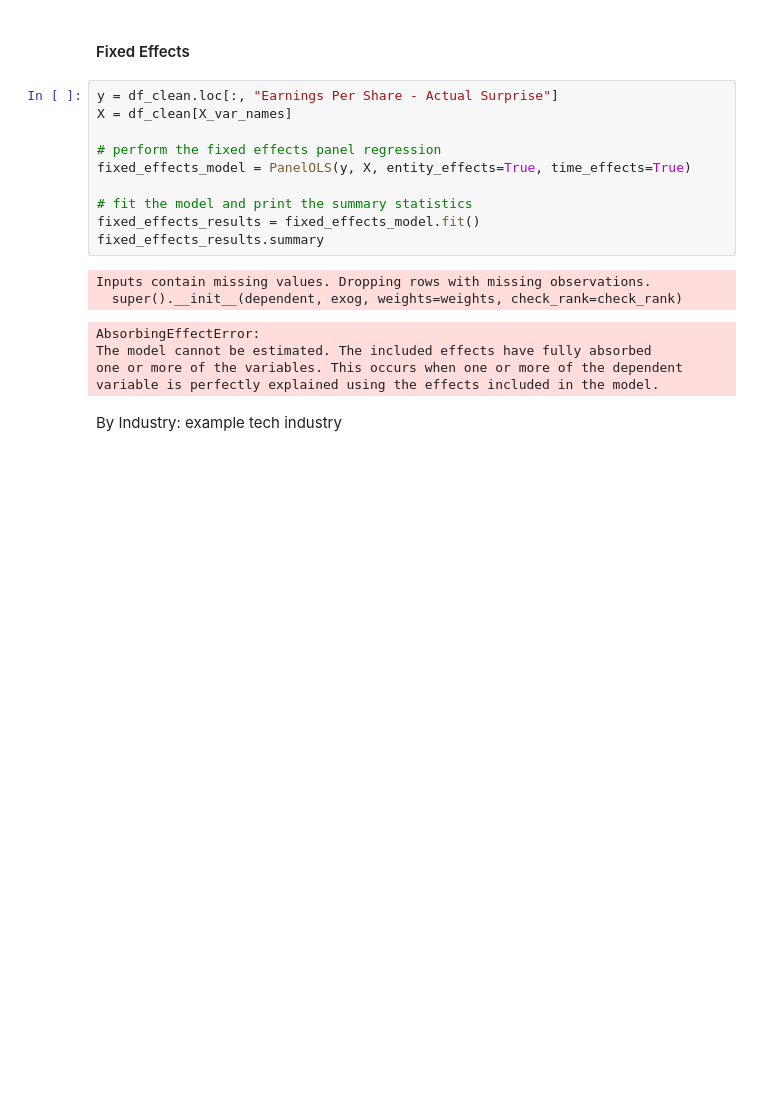
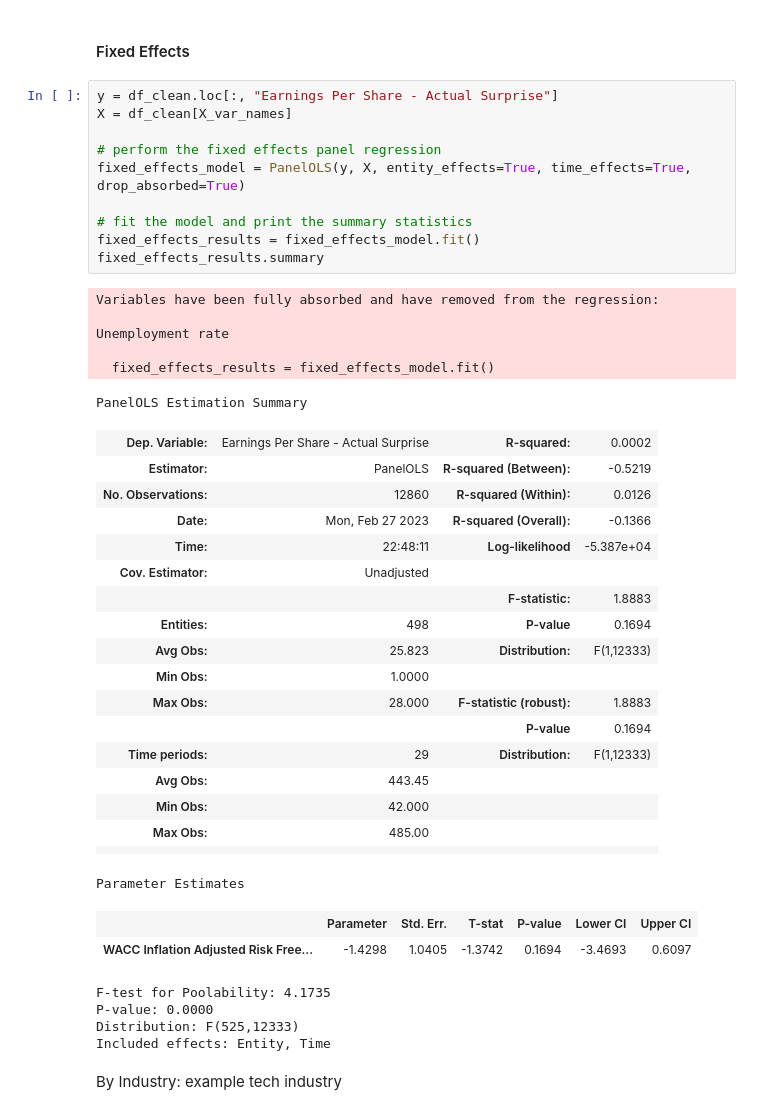
Before and after one commit to yummypugs/GSFM_AnalystForecasts, a Jupyter notebook: 3.3.2_Panel_macro.ipynb, the cells around one changed output. Cells and saved outputs as stored; diff of their text form; blank space fills up the shorter version.

```diff
--- a/3.3.2_Panel_macro.ipynb
+++ b/3.3.2_Panel_macro.ipynb
@@ -131,20 +130,44 @@ Inputs contain missing values. Dropping rows with missing observations.
 # %%
 y = df_clean.loc[:, "Earnings Per Share - Actual Surprise"]
 X = df_clean[X_var_names]
 
 # perform the fixed effects panel regression
-fixed_effects_model = PanelOLS(y, X, entity_effects=True, time_effects=True)
+fixed_effects_model = PanelOLS(y, X, entity_effects=True, time_effects=True, drop_absorbed=True)
 
 # fit the model and print the summary statistics
 fixed_effects_results = fixed_effects_model.fit()
 fixed_effects_results.summary
 # %% [output]
-Inputs contain missing values. Dropping rows with missing observations.
-  super().__init__(dependent, exog, weights=weights, check_rank=check_rank)
+Variables have been fully absorbed and have removed from the regression:
+
+Unemployment rate
+
+  fixed_effects_results = fixed_effects_model.fit()
-AbsorbingEffectError:
-The model cannot be estimated. The included effects have fully absorbed
-one or more of the variables. This occurs when one or more of the dependent
-variable is perfectly explained using the effects included in the model.
+PanelOLS Estimation Summary
+| Dep. Variable: | Earnings Per Share - Actual Surprise | R-squared: | 0.0002 |
+| Estimator: | PanelOLS | R-squared (Between): | -0.5219 |
+| No. Observations: | 12860 | R-squared (Within): | 0.0126 |
+| Date: | Mon, Feb 27 2023 | R-squared (Overall): | -0.1366 |
+| Time: | 22:48:11 | Log-likelihood | -5.387e+04 |
+| Cov. Estimator: | Unadjusted |  |  |
+|  |  | F-statistic: | 1.8883 |
+| Entities: | 498 | P-value | 0.1694 |
+| Avg Obs: | 25.823 | Distribution: | F(1,12333) |
+| Min Obs: | 1.0000 |  |  |
+| Max Obs: | 28.000 | F-statistic (robust): | 1.8883 |
+|  |  | P-value | 0.1694 |
+| Time periods: | 29 | Distribution: | F(1,12333) |
+| Avg Obs: | 443.45 |  |  |
+| Min Obs: | 42.000 |  |  |
+| Max Obs: | 485.00 |  |  |
+|  |  |  |  |
+Parameter Estimates
+|  | Parameter | Std. Err. | T-stat | P-value | Lower CI | Upper CI |
+| WACC Inflation Adjusted Risk Free... | -1.4298 | 1.0405 | -1.3742 | 0.1694 | -3.4693 | 0.6097 |
+F-test for Poolability: 4.1735
+P-value: 0.0000
+Distribution: F(525,12333)
+Included effects: Entity, Time
 # %% [markdown]
 By Industry: example tech industry
 # %%
```
Also changed, not shown: parts of 3 cells of this notebook, 1 other file.
